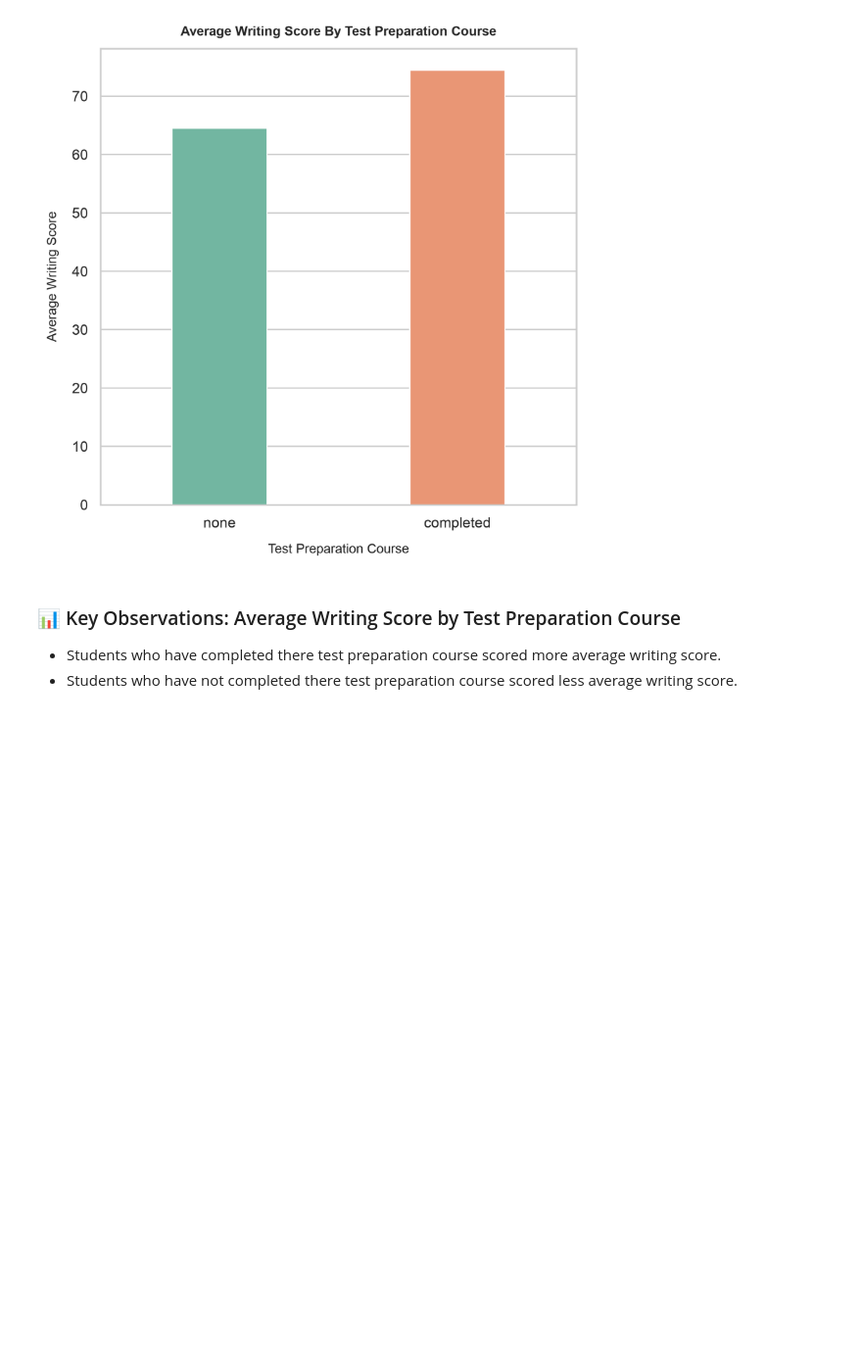
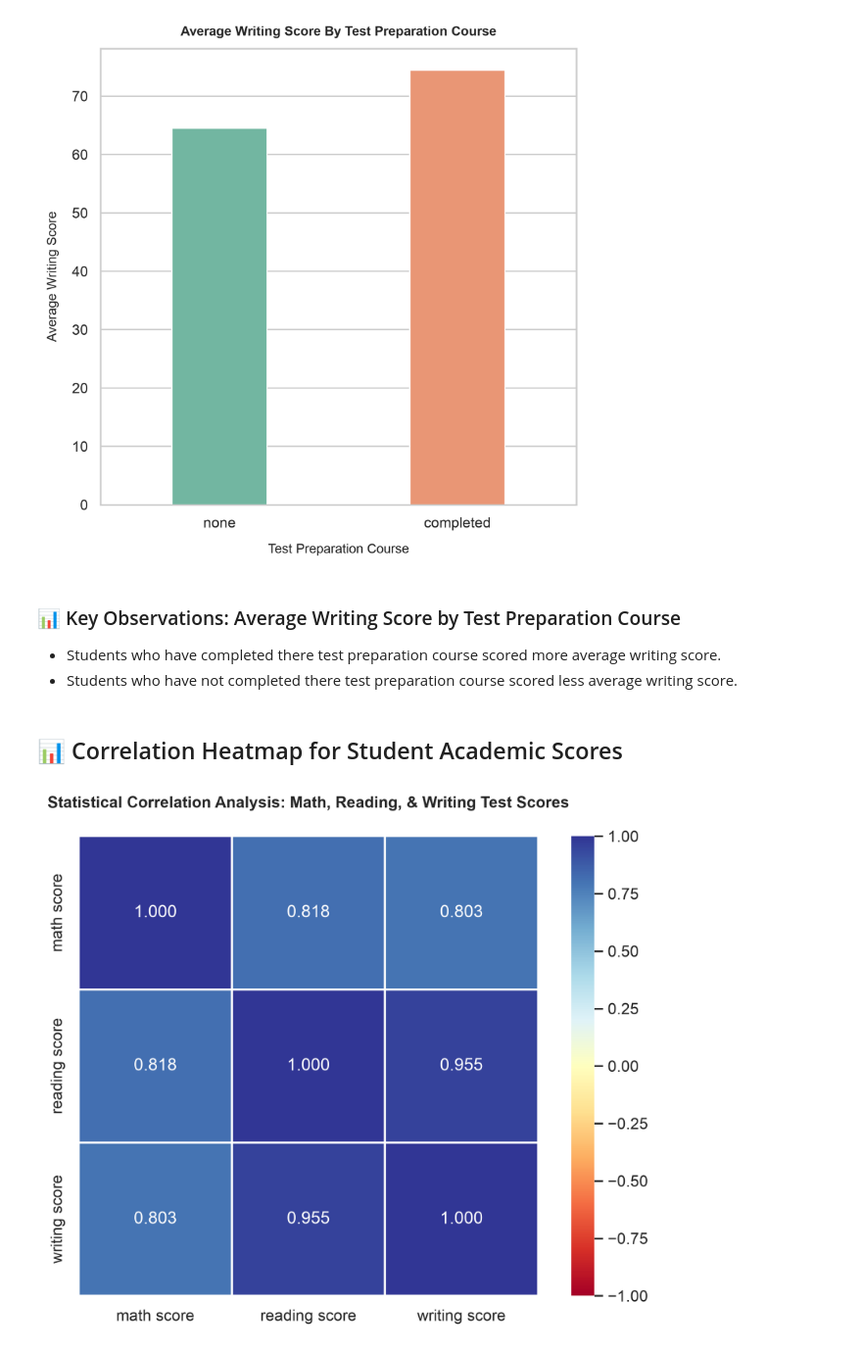
Before and after one commit to Pratyush-Guleria/data-analysis-projects, a Jupyter notebook: project-01-student-performance-analysis/notebooks/01_eda.ipynb, the cells around one changed output. Shown at 98% size. Saved outputs shown, nothing was run; the diff lists cells and outputs as text; code cells hidden in the pictures; blank space fills up the shorter version.

Commit message:
Analysis on students scores

```diff
--- a/project-01-student-performance-analysis/notebooks/01_eda.ipynb
+++ b/project-01-student-performance-analysis/notebooks/01_eda.ipynb
@@ -686,3 +686,36 @@ plt.show()
 ### 📊 Key Observations: Average Writing Score by Test Preparation Course
 * Students who have completed there test preparation course scored more average writing score.
 * Students who have not completed there test preparation course scored less average writing score.
+# %% [markdown]
+##  📊 Correlation Heatmap for Student Academic Scores
+# %%
+plt.figure(figsize=(7, 5.5))
+
+scores_columns = ["math score", "reading score", "writing score"]
+correlation_matrix = df[scores_columns].corr()
+
+
+sns.heatmap(
+    correlation_matrix,
+    annot=True,          # Displays the exact correlation numbers inside boxes
+    cmap="RdYlBu",       # Distinct color gradient (Red/Yellow/Blue) to show strong vs weak relationships
+    fmt=".3f",           # Shows numbers precisely up to 3 decimal places
+    vmin=-1, vmax=1,     # Keeps the standard mathematical correlation scale bounds
+    linewidths=1,        # Clear white spacing between boxes for crisp visibility
+    square=True        # Forces boxes to maintain a perfect square aspect ratio
+)
+
+# 💡 PERFECT PROFESSIONAL TITLE
+plt.title(
+    "Statistical Correlation Analysis: Math, Reading, & Writing Test Scores",
+    fontsize=11,
+    fontweight="bold",
+    pad=20
+)
+
+plt.tight_layout()
+
+plt.savefig("../images/correlation_heatmap_student_academic_scores.png", dpi = 300, bbox_inches = "tight")
+plt.show()
+# %% [output]
+[figure, added]
```
